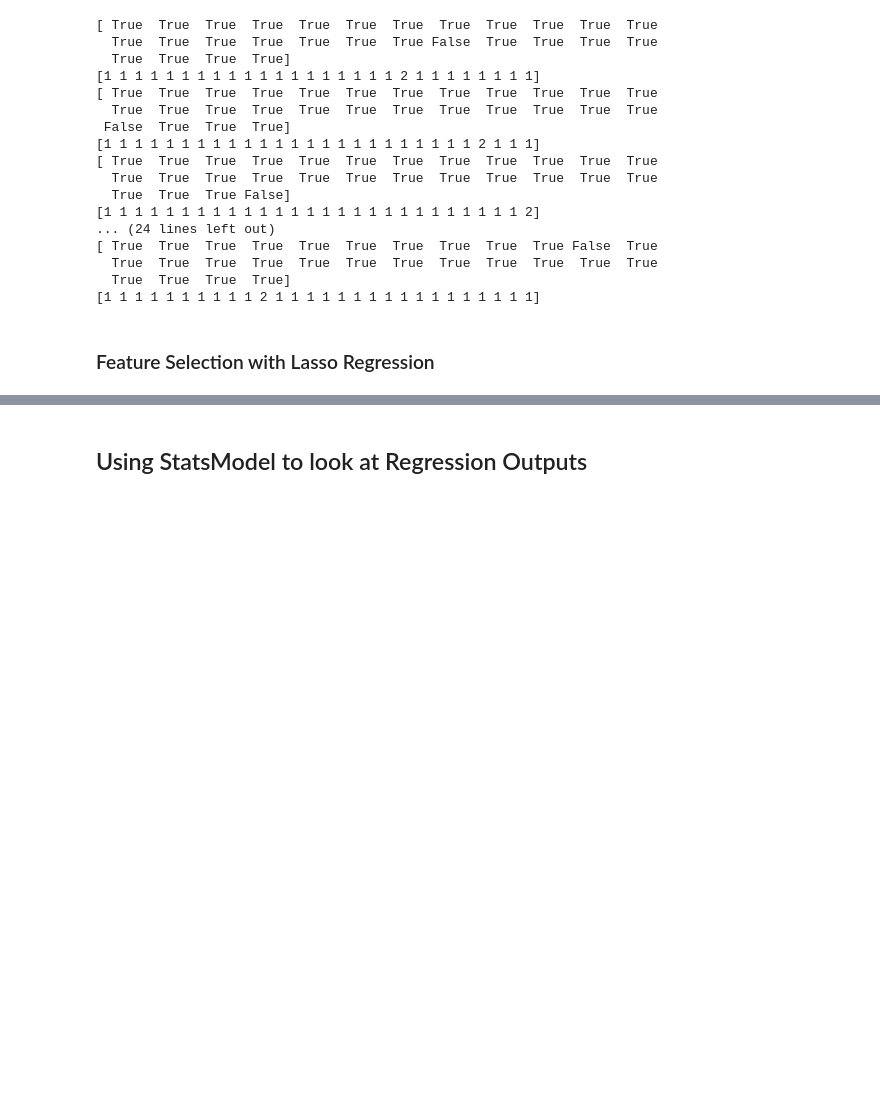
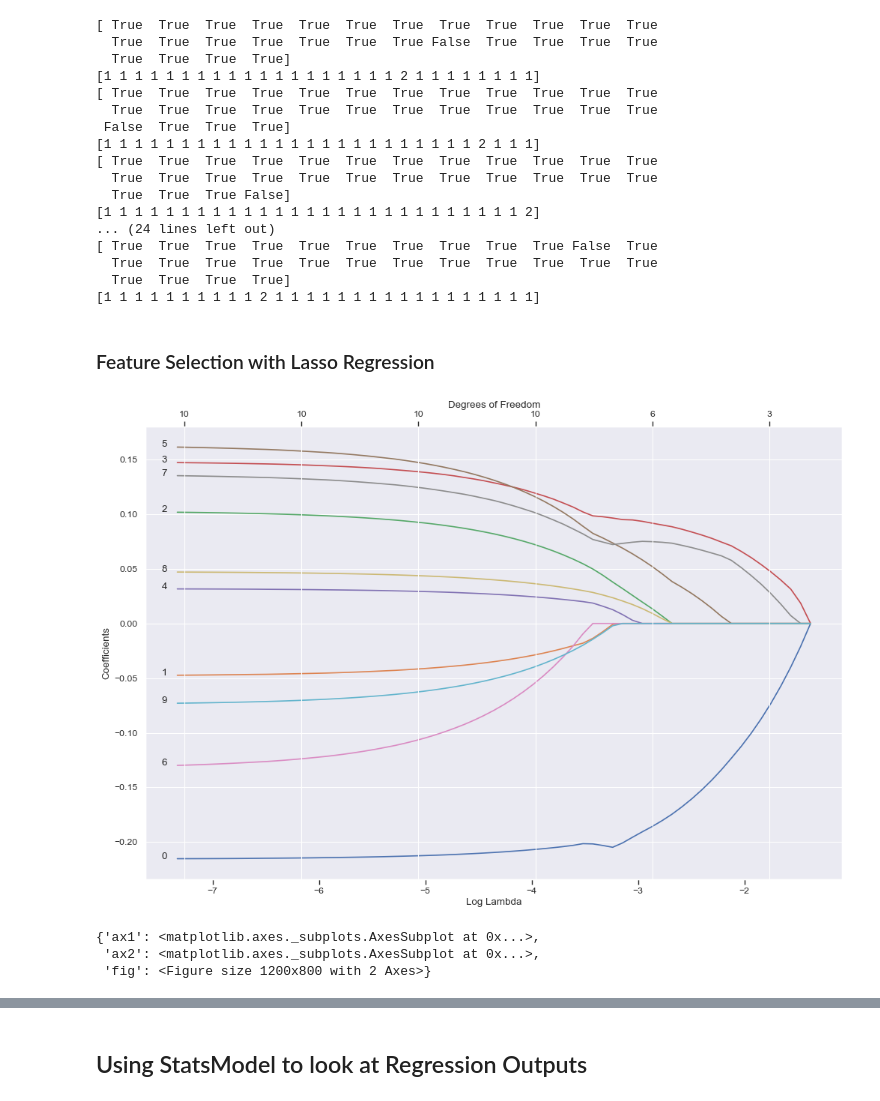
Before and after one commit to chungtseng96/NBA-Rookie-Stat-Predictions, a Jupyter notebook: model/Linear Regression.ipynb, the cells around one changed output, grey strips where cells are left out. Cells and saved outputs as stored; diff of their text form; code cells hidden in the pictures; blank space fills up the shorter version.

```diff
--- a/model/Linear Regression.ipynb
+++ b/model/Linear Regression.ipynb
@@ -146,10 +146,15 @@ from sklearn.linear_model import Lasso
 # %%
 #Find optimal Lambda for each feature
 import glmnet_python
 from glmnet import glmnet; from glmnetPlot import glmnetPlot
 fit = glmnet(x = X_pts.copy(), y = y_pts.copy())
 figure(num=None, figsize=(15, 10), dpi=80, facecolor='w', edgecolor='k')
-glmnetPlot(fit,standardize = True, xvar = 'lambda', label = True)
+glmnetPlot(fit, xvar = 'lambda', label = True)
+# %% [output]
+[figure, added]
+{'ax1': <matplotlib.axes._subplots.AxesSubplot at 0x...>,
+ 'ax2': <matplotlib.axes._subplots.AxesSubplot at 0x...>,
+ 'fig': <Figure size 1200x800 with 2 Axes>}
 # %%
 #Feature Selection with optimal lambda
 lasso = Lasso(alpha = 0.001, normalize = True)
```
Also changed, not shown: parts of 10 cells of this notebook.
